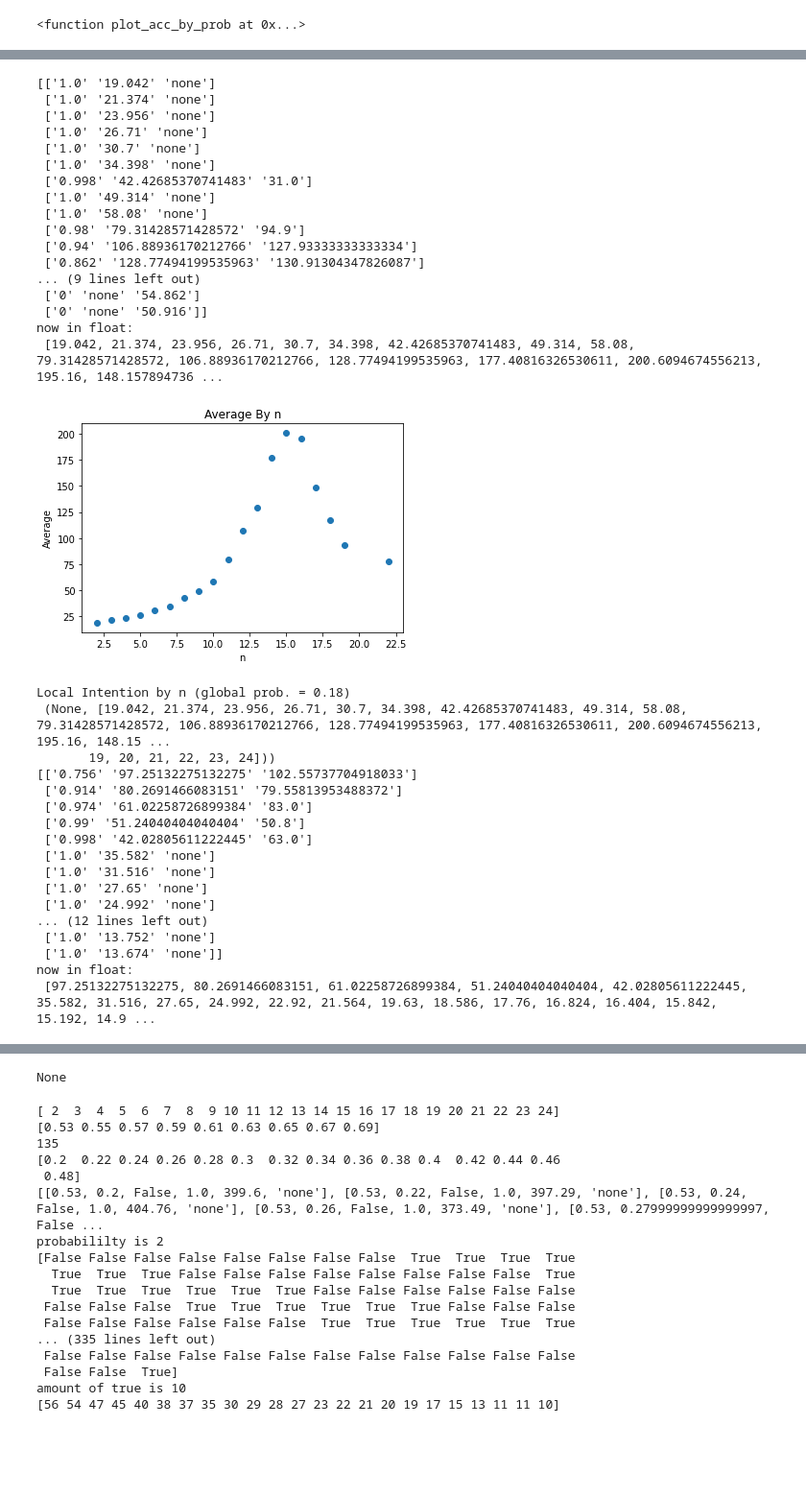
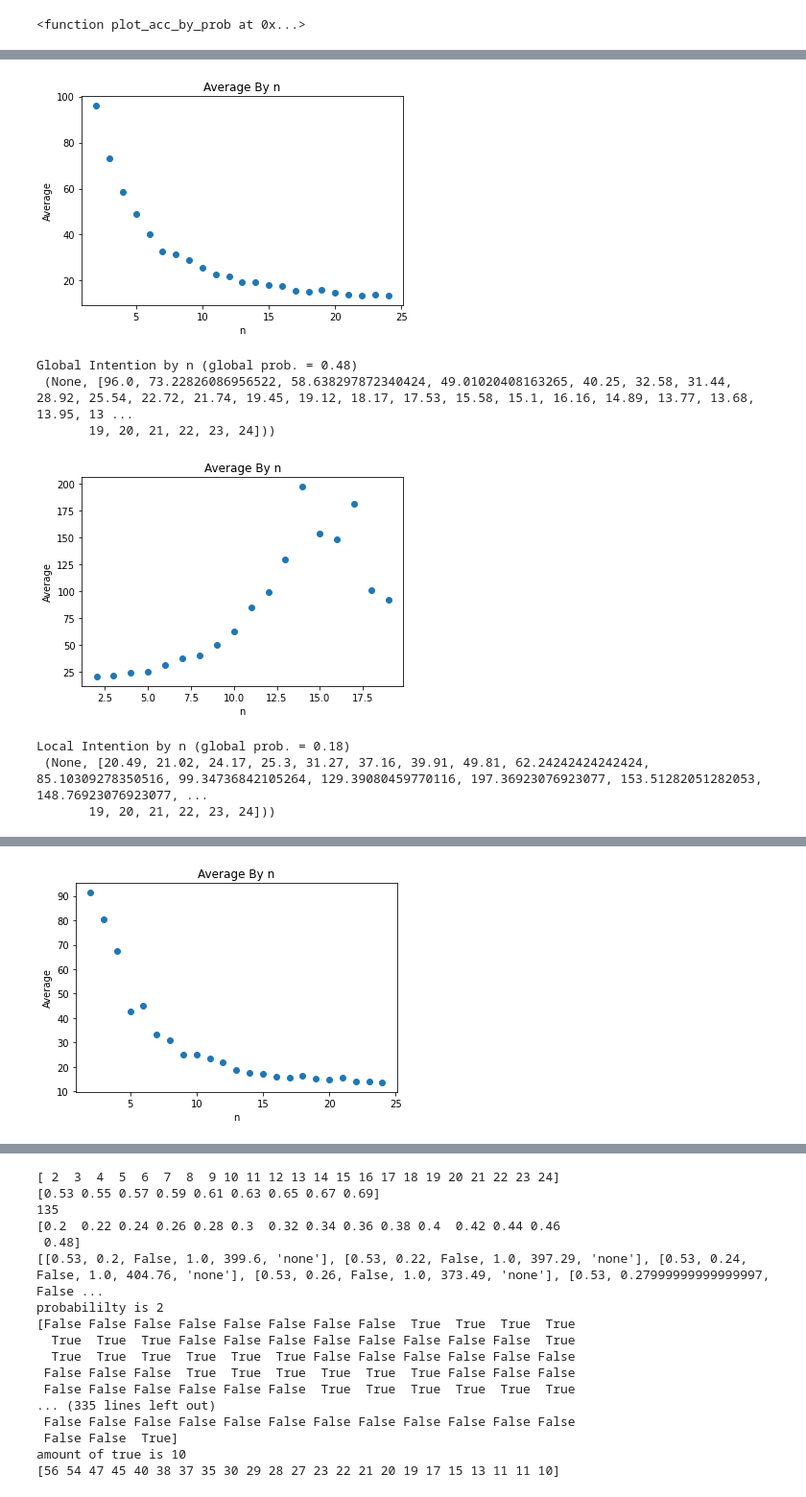
Before and after one commit to yGit741/comdepri, a Jupyter notebook: accuracy_simulation_210121.ipynb, the cells around one changed output, grey strips where cells are left out. Shown: that part at 96% size. Cells and saved outputs as stored; diff of their text form; code cells hidden in the pictures; blank space fills up the shorter version.

Commit message:
plot_by_n fixed

```diff
--- a/accuracy_simulation_210121.ipynb
+++ b/accuracy_simulation_210121.ipynb
@@ -152,87 +136,57 @@ av time is (0.83, 144.0120481927711, 107.70588235294117)
 # %%
 #graph of averages by n, graph of global precedence by n
-def plot_average_by_n(N=500, min=2, max=25, step = 1, global_s=0.55, local_s=0.45, p_global =50, intention = 'global'):
+def plot_average_by_n(N=100, min=2, max=25, step = 1, global_s=0.55, local_s=0.45, p_global =50, intention = 'global'):
     n_range = np.array(range(min,max,step))
     av_by_n = lambda y: df_average(N=N, p_global=p_global, global_s=global_s, local_s=local_s, n=y, intention=intention)
     ar_av = np.array([av_by_n(yi) for yi in n_range])
-    print(ar_av)
+    #print(ar_av)
     average_for_plot = ar_av[:,1]
-    average_for_plot_list = []
-    for i in average_for_plot:
-      if i == 'none':
-        average_for_plot_list.append(np.nan)
-      else:
-        average_for_plot_list.append(float(i))
-    #average_for_plot_float_array = [float(i) for i in average_for_plot if i != 'none']
-    #print("average for plot:", '\n', average_for_plot)
-    print("now in float:", '\n', average_for_plot_list)
-    plt.scatter(n_range, average_for_plot_list)
+    average_for_plot_float_array = [float(i) for i in average_for_plot]
+    #print("average for plot:", '\n', average_for_plot_float_array)
+
+    plt.scatter(n_range, average_for_plot_float_array)
     plt.title('Average By n')
     plt.xlabel('n')
     plt.ylabel('Average')
     plot = plt.show()
-    return plot, average_for_plot_list, n_range
+    return plot, average_for_plot_float_array, n_range
 
+
+print("Global Intention by n (global prob. = 0.48)", '\n', plot_average_by_n(p_global=48, intention = 'global'))
 print("Local Intention by n (global prob. = 0.18)", '\n', plot_average_by_n(p_global=18, intention = 'local'))
-print("Global Intention by n (global prob. = 0.47)", '\n', plot_average_by_n(p_global=48, intention = 'global'))
+
+
 #This function uses the averages created by df_average based on each n given.
 #It returns a plot, and also the list of averages used to create the plot (y values), and the range of n used (x valuse).
 
-def plot_almost_global_precedence_by_n(p_global_for_global=28, p_global_for_local=18 ):
+def plot_almost_global_precedence_by_n(p_global_for_global=48, p_global_for_local=18 ):
   p1, global_array_by_n, n_range = plot_average_by_n(p_global=p_global_for_global, intention = 'global')
   p2, local_array_by_n, n_range_2 = plot_average_by_n(p_global = p_global_for_local, intention = 'local')
   almost_global_precedence_list = []
   for i in zip(global_array_by_n, local_array_by_n):
     print(i)
     if np.nan in i:
       almost_global_precedence_list.append(np.nan)
     else:
       almost_global_precedence_list.append(i[1]-i[0])
   print(almost_global_precedence_list)
   plt.scatter(n_range, almost_global_precedence_list)
   plt.ylabel('Local Minus Global RT')
   plt.xlabel('n')
   plt.title("Local Intention Minus Global Intention Response Times For Incongruent Steps by n")
   plt.show()
   return
 
 print(plot_almost_global_precedence_by_n())
 #This function recieves two parameters - the probability in the case of a global intention, and the probability in the case of a local intention.
 #Then, plot_average_by_n is run for each intention, and the arrays are subtracted from each other (local minus global) to give an idea of the global precedence by each n.
 #This is not completely global precedence - because congruent steps are not taken into account.
 # %% [output]
+[figure, new version]
-[['1.0' '19.042' 'none']
- ['1.0' '21.374' 'none']
- ['1.0' '23.956' 'none']
- ['1.0' '26.71' 'none']
- ['1.0' '30.7' 'none']
- ['1.0' '34.398' 'none']
- ['0.998' '42.42685370741483' '31.0']
- ['1.0' '49.314' 'none']
- ['1.0' '58.08' 'none']
- ['0.98' '79.31428571428572' '94.9']
- ['0.94' '106.88936170212766' '127.93333333333334']
- ['0.862' '128.77494199535963' '130.91304347826087']
-... (9 lines left out)
- ['0' 'none' '54.862']
- ['0' 'none' '50.916']]
-now in float:
- [19.042, 21.374, 23.956, 26.71, 30.7, 34.398, 42.42685370741483, 49.314, 58.08, 79.31428571428572, 106.88936170212766, 128.77494199535963, 177.40816326530611, 200.6094674556213, 195.16, 148.157894736 ...
+Global Intention by n (global prob. = 0.48)
+ (None, [96.0, 73.22826086956522, 58.638297872340424, 49.01020408163265, 40.25, 32.58, 31.44, 28.92, 25.54, 22.72, 21.74, 19.45, 19.12, 18.17, 17.53, 15.58, 15.1, 16.16, 14.89, 13.77, 13.68, 13.95, 13 ...
+       19, 20, 21, 22, 23, 24]))
-[figure, old version]
+[figure, new version]
 Local Intention by n (global prob. = 0.18)
- (None, [19.042, 21.374, 23.956, 26.71, 30.7, 34.398, 42.42685370741483, 49.314, 58.08, 79.31428571428572, 106.88936170212766, 128.77494199535963, 177.40816326530611, 200.6094674556213, 195.16, 148.15 ...
+ (None, [20.49, 21.02, 24.17, 25.3, 31.27, 37.16, 39.91, 49.81, 62.24242424242424, 85.10309278350516, 99.34736842105264, 129.39080459770116, 197.36923076923077, 153.51282051282053, 148.76923076923077, ...
        19, 20, 21, 22, 23, 24]))
-[['0.756' '97.25132275132275' '102.55737704918033']
- ['0.914' '80.2691466083151' '79.55813953488372']
- ['0.974' '61.02258726899384' '83.0']
- ['0.99' '51.24040404040404' '50.8']
- ['0.998' '42.02805611222445' '63.0']
- ['1.0' '35.582' 'none']
- ['1.0' '31.516' 'none']
- ['1.0' '27.65' 'none']
- ['1.0' '24.992' 'none']
-... (12 lines left out)
- ['1.0' '13.752' 'none']
- ['1.0' '13.674' 'none']]
-now in float:
- [97.25132275132275, 80.2691466083151, 61.02258726899384, 51.24040404040404, 42.02805611222445, 35.582, 31.516, 27.65, 24.992, 22.92, 21.564, 19.63, 18.586, 17.76, 16.824, 16.404, 15.842, 15.192, 14.9 ...
@@ -239,0 +193 @@ now in float:
+[figure, new version]
@@ -294,4 +214,3 @@ now in float:
-None
 # %%
 def optimal_prob_df(globalmin = 0.53, globalmax=0.7, localmin=0.2, localmax=0.49, acc_bound = 0.2, av_bound = 100, n=12, prob_min =2, prob_max = 25):
     lst_of_prob = []
```
Also changed, not shown: parts of 2 cells of this notebook.
